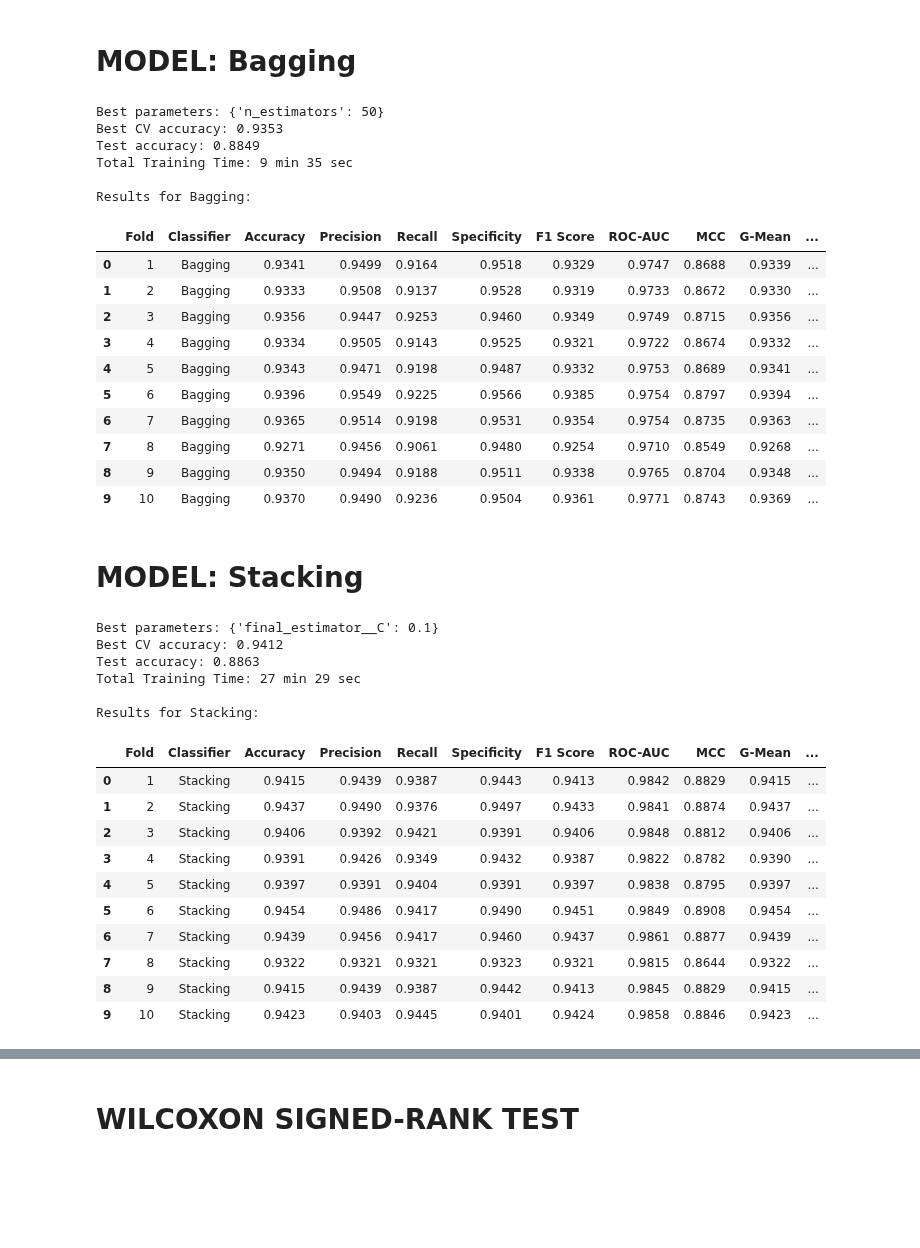
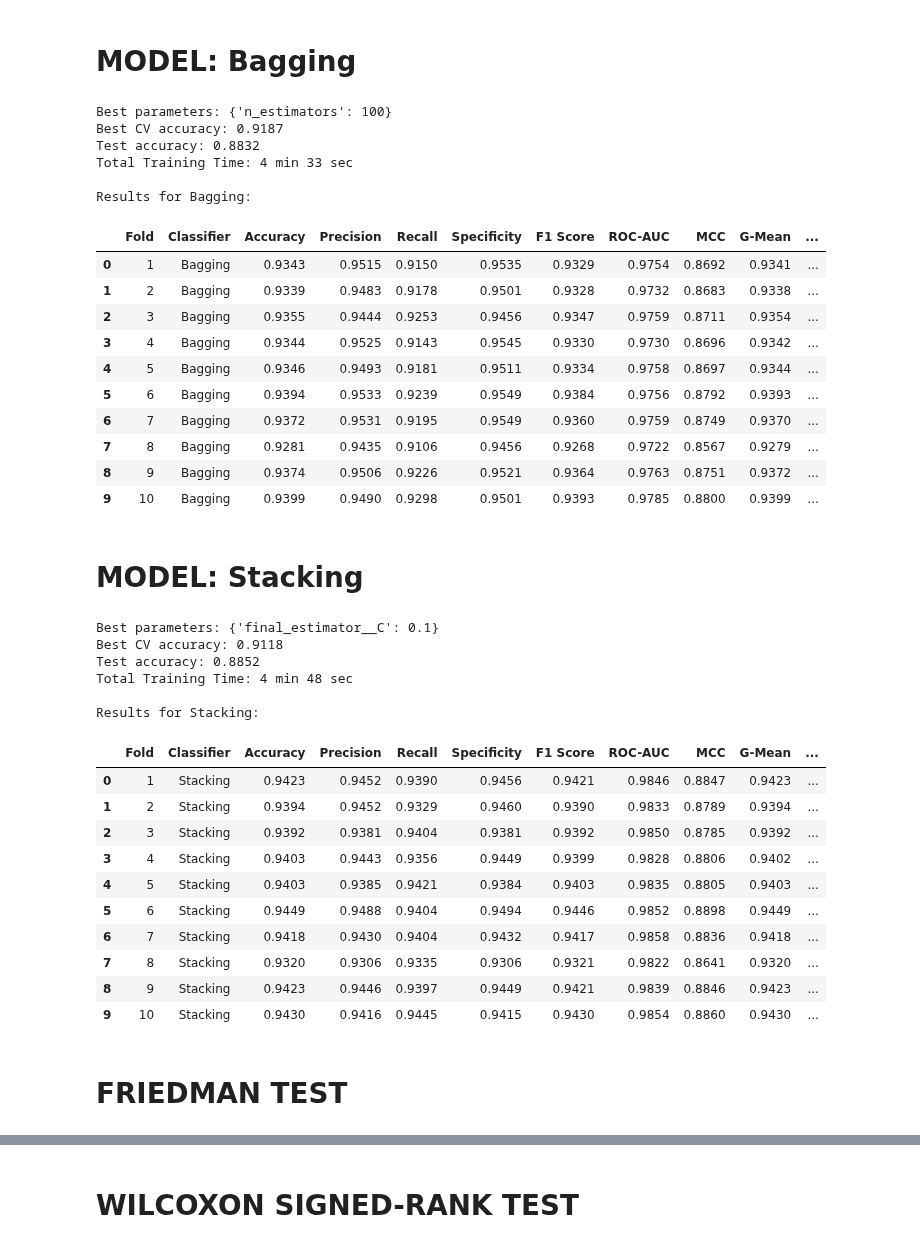
Before and after one commit to sap-tarshi-ghosh/Bank_Marketing_Project_Sk_Kamrej, a Jupyter notebook: Code/BMP_ADASYN.ipynb, the cells around one changed output, grey strips where cells are left out. Saved outputs shown, nothing was run; the diff lists cells and outputs as text; code cells hidden in the pictures; blank space fills up the shorter version.

Commit message:
ADASYN Updated (Friedman + Wilcoxon + TOPSIS)

```diff
--- a/Code/BMP_ADASYN.ipynb
+++ b/Code/BMP_ADASYN.ipynb
@@ -595,7 +595,7 @@ params = {
 }
 
 # Randomized Search
-search = RandomizedSearchCV(model, params, n_iter=20, cv=skf, scoring="accuracy", n_jobs=-1)
+search = RandomizedSearchCV(model, params, n_iter=10, cv=5, scoring="accuracy", n_jobs=-1)
 
 # Train
 start_total = time.time()
@@ -658,7 +658,7 @@ params = {
 }
 
 # Randomized Search
-search = RandomizedSearchCV(model, params, n_iter=20, cv=skf, scoring="accuracy", n_jobs=-1)
+search = RandomizedSearchCV(model, params, n_iter=10, cv=5, scoring="accuracy", n_jobs=-1)
 
 # Train
 start_total = time.time()
@@ -721,7 +721,7 @@ params = {
 }
 
 # Randomized Search
-search = RandomizedSearchCV(model, params, n_iter=20, cv=skf, scoring="accuracy", n_jobs=-1)
+search = RandomizedSearchCV(model, params, n_iter=10, cv=5, scoring="accuracy", n_jobs=-1)
 
 # Train
 start_total = time.time()
@@ -783,7 +783,7 @@ params = {
 }
 
 # Randomized Search
-search = RandomizedSearchCV(model, params, n_iter=20, cv=skf, scoring="accuracy", n_jobs=-1)
+search = RandomizedSearchCV(model, params, n_iter=10, cv=5, scoring="accuracy", n_jobs=-1)
 
 # Train
 start_total = time.time()
@@ -811,23 +811,23 @@ print(f"Total Training Time: {mins} min {secs} sec")
 # Fold-wise evaluation
 evaluate_model("Bagging", best_model)
 # %% [output]
-Best parameters: {'n_estimators': 50}
-Best CV accuracy: 0.9353
-Test accuracy: 0.8849
-Total Training Time: 9 min 35 sec
+Best parameters: {'n_estimators': 100}
+Best CV accuracy: 0.9187
+Test accuracy: 0.8832
+Total Training Time: 4 min 33 sec
 
 Results for Bagging:
 |  | Fold | Classifier | Accuracy | Precision | Recall | Specificity | F1 Score | ROC-AUC | MCC | G-Mean | ... |
-| 0 | 1 | Bagging | 0.9341 | 0.9499 | 0.9164 | 0.9518 | 0.9329 | 0.9747 | 0.8688 | 0.9339 | ... |
-| 1 | 2 | Bagging | 0.9333 | 0.9508 | 0.9137 | 0.9528 | 0.9319 | 0.9733 | 0.8672 | 0.9330 | ... |
-| 2 | 3 | Bagging | 0.9356 | 0.9447 | 0.9253 | 0.9460 | 0.9349 | 0.9749 | 0.8715 | 0.9356 | ... |
-| 3 | 4 | Bagging | 0.9334 | 0.9505 | 0.9143 | 0.9525 | 0.9321 | 0.9722 | 0.8674 | 0.9332 | ... |
-| 4 | 5 | Bagging | 0.9343 | 0.9471 | 0.9198 | 0.9487 | 0.9332 | 0.9753 | 0.8689 | 0.9341 | ... |
-| 5 | 6 | Bagging | 0.9396 | 0.9549 | 0.9225 | 0.9566 | 0.9385 | 0.9754 | 0.8797 | 0.9394 | ... |
-| 6 | 7 | Bagging | 0.9365 | 0.9514 | 0.9198 | 0.9531 | 0.9354 | 0.9754 | 0.8735 | 0.9363 | ... |
-| 7 | 8 | Bagging | 0.9271 | 0.9456 | 0.9061 | 0.9480 | 0.9254 | 0.9710 | 0.8549 | 0.9268 | ... |
-| 8 | 9 | Bagging | 0.9350 | 0.9494 | 0.9188 | 0.9511 | 0.9338 | 0.9765 | 0.8704 | 0.9348 | ... |
-| 9 | 10 | Bagging | 0.9370 | 0.9490 | 0.9236 | 0.9504 | 0.9361 | 0.9771 | 0.8743 | 0.9369 | ... |
+| 0 | 1 | Bagging | 0.9343 | 0.9515 | 0.9150 | 0.9535 | 0.9329 | 0.9754 | 0.8692 | 0.9341 | ... |
+| 1 | 2 | Bagging | 0.9339 | 0.9483 | 0.9178 | 0.9501 | 0.9328 | 0.9732 | 0.8683 | 0.9338 | ... |
+| 2 | 3 | Bagging | 0.9355 | 0.9444 | 0.9253 | 0.9456 | 0.9347 | 0.9759 | 0.8711 | 0.9354 | ... |
+| 3 | 4 | Bagging | 0.9344 | 0.9525 | 0.9143 | 0.9545 | 0.9330 | 0.9730 | 0.8696 | 0.9342 | ... |
+| 4 | 5 | Bagging | 0.9346 | 0.9493 | 0.9181 | 0.9511 | 0.9334 | 0.9758 | 0.8697 | 0.9344 | ... |
+| 5 | 6 | Bagging | 0.9394 | 0.9533 | 0.9239 | 0.9549 | 0.9384 | 0.9756 | 0.8792 | 0.9393 | ... |
+| 6 | 7 | Bagging | 0.9372 | 0.9531 | 0.9195 | 0.9549 | 0.9360 | 0.9759 | 0.8749 | 0.9370 | ... |
+| 7 | 8 | Bagging | 0.9281 | 0.9435 | 0.9106 | 0.9456 | 0.9268 | 0.9722 | 0.8567 | 0.9279 | ... |
+| 8 | 9 | Bagging | 0.9374 | 0.9506 | 0.9226 | 0.9521 | 0.9364 | 0.9763 | 0.8751 | 0.9372 | ... |
+| 9 | 10 | Bagging | 0.9399 | 0.9490 | 0.9298 | 0.9501 | 0.9393 | 0.9785 | 0.8800 | 0.9399 | ... |
 # %% [markdown]
 # MODEL: Stacking
 # %%
@@ -861,48 +861,50 @@ params = {
 }
 
 # Randomized Search
-search = RandomizedSearchCV(model, params, n_iter=2, cv=skf, scoring="accuracy", n_jobs=-1)
+search = RandomizedSearchCV(model, params, n_iter=2, cv=2, scoring="accuracy", n_jobs=-1)
 
 # Train
 start_total = time.time()
 
 search.fit(X_train_ad, y_train_ad)
 
 total_training_time = time.time() - start_total
 
 best_model = search.best_estimator_
 
 # Output
 print("Best parameters:", search.best_params_)
 print("Best CV accuracy:", round(search.best_score_,4))
 
 # Test accuracy
 y_pred = best_model.predict(X_test_scaled)
 print("Test accuracy:", round(accuracy_score(y_test, y_pred),4))
 
 # Training time
 mins = int(total_training_time // 60)
 secs = int(total_training_time % 60)
 
 print(f"Total Training Time: {mins} min {secs} sec")
 
 # Fold-wise evaluation
 evaluate_model("Stacking", best_model)
 # %% [output]
 Best parameters: {'final_estimator__C': 0.1}
-Best CV accuracy: 0.9412
-Test accuracy: 0.8863
-Total Training Time: 27 min 29 sec
+Best CV accuracy: 0.9118
+Test accuracy: 0.8852
+Total Training Time: 4 min 48 sec
 
 Results for Stacking:
 |  | Fold | Classifier | Accuracy | Precision | Recall | Specificity | F1 Score | ROC-AUC | MCC | G-Mean | ... |
-| 0 | 1 | Stacking | 0.9415 | 0.9439 | 0.9387 | 0.9443 | 0.9413 | 0.9842 | 0.8829 | 0.9415 | ... |
-| 1 | 2 | Stacking | 0.9437 | 0.9490 | 0.9376 | 0.9497 | 0.9433 | 0.9841 | 0.8874 | 0.9437 | ... |
-| 2 | 3 | Stacking | 0.9406 | 0.9392 | 0.9421 | 0.9391 | 0.9406 | 0.9848 | 0.8812 | 0.9406 | ... |
-| 3 | 4 | Stacking | 0.9391 | 0.9426 | 0.9349 | 0.9432 | 0.9387 | 0.9822 | 0.8782 | 0.9390 | ... |
-| 4 | 5 | Stacking | 0.9397 | 0.9391 | 0.9404 | 0.9391 | 0.9397 | 0.9838 | 0.8795 | 0.9397 | ... |
-| 5 | 6 | Stacking | 0.9454 | 0.9486 | 0.9417 | 0.9490 | 0.9451 | 0.9849 | 0.8908 | 0.9454 | ... |
-| 6 | 7 | Stacking | 0.9439 | 0.9456 | 0.9417 | 0.9460 | 0.9437 | 0.9861 | 0.8877 | 0.9439 | ... |
-| 7 | 8 | Stacking | 0.9322 | 0.9321 | 0.9321 | 0.9323 | 0.9321 | 0.9815 | 0.8644 | 0.9322 | ... |
-| 8 | 9 | Stacking | 0.9415 | 0.9439 | 0.9387 | 0.9442 | 0.9413 | 0.9845 | 0.8829 | 0.9415 | ... |
-| 9 | 10 | Stacking | 0.9423 | 0.9403 | 0.9445 | 0.9401 | 0.9424 | 0.9858 | 0.8846 | 0.9423 | ... |
+| 0 | 1 | Stacking | 0.9423 | 0.9452 | 0.9390 | 0.9456 | 0.9421 | 0.9846 | 0.8847 | 0.9423 | ... |
+| 1 | 2 | Stacking | 0.9394 | 0.9452 | 0.9329 | 0.9460 | 0.9390 | 0.9833 | 0.8789 | 0.9394 | ... |
+| 2 | 3 | Stacking | 0.9392 | 0.9381 | 0.9404 | 0.9381 | 0.9392 | 0.9850 | 0.8785 | 0.9392 | ... |
+| 3 | 4 | Stacking | 0.9403 | 0.9443 | 0.9356 | 0.9449 | 0.9399 | 0.9828 | 0.8806 | 0.9402 | ... |
+| 4 | 5 | Stacking | 0.9403 | 0.9385 | 0.9421 | 0.9384 | 0.9403 | 0.9835 | 0.8805 | 0.9403 | ... |
+| 5 | 6 | Stacking | 0.9449 | 0.9488 | 0.9404 | 0.9494 | 0.9446 | 0.9852 | 0.8898 | 0.9449 | ... |
+| 6 | 7 | Stacking | 0.9418 | 0.9430 | 0.9404 | 0.9432 | 0.9417 | 0.9858 | 0.8836 | 0.9418 | ... |
+| 7 | 8 | Stacking | 0.9320 | 0.9306 | 0.9335 | 0.9306 | 0.9321 | 0.9822 | 0.8641 | 0.9320 | ... |
+| 8 | 9 | Stacking | 0.9423 | 0.9446 | 0.9397 | 0.9449 | 0.9421 | 0.9839 | 0.8846 | 0.9423 | ... |
+| 9 | 10 | Stacking | 0.9430 | 0.9416 | 0.9445 | 0.9415 | 0.9430 | 0.9854 | 0.8860 | 0.9430 | ... |
+# %% [markdown]
+# FRIEDMAN TEST
```
Also changed, not shown: parts of 14 cells of this notebook.
